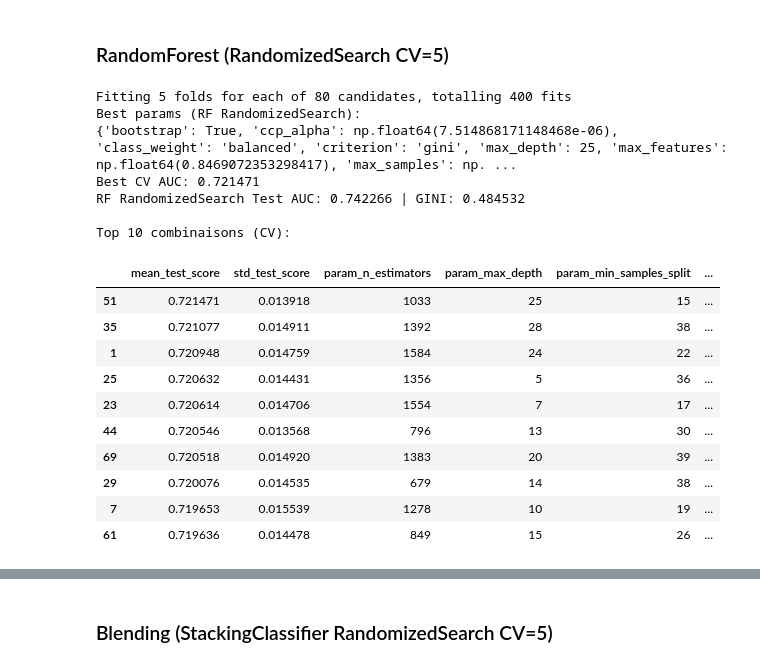
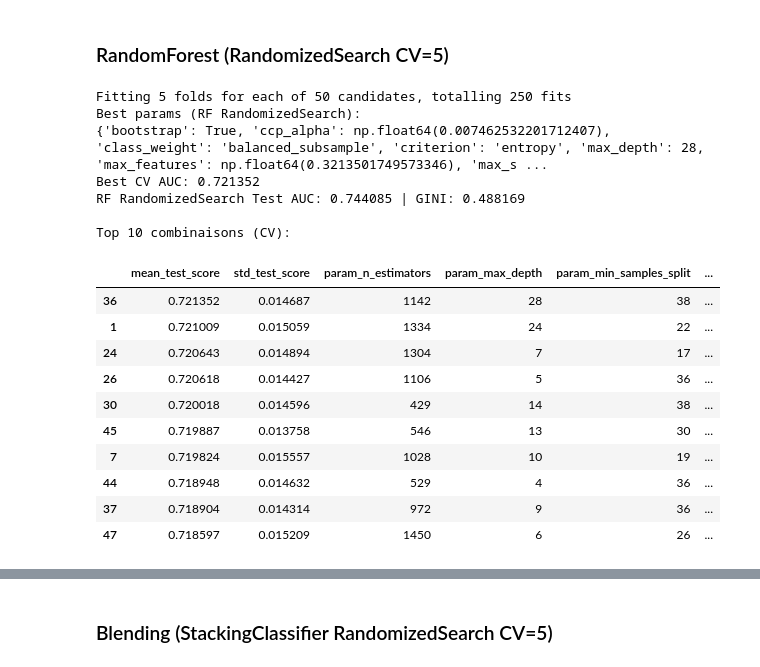
Before and after one commit to warper24/score-octroi, a Jupyter notebook: notebooks/modelling.ipynb, the cells around one changed output, grey strips where cells are left out. Saved outputs shown, nothing was run; the diff lists cells and outputs as text; code cells hidden in the pictures.

```diff
--- a/notebooks/modelling.ipynb
+++ b/notebooks/modelling.ipynb
@@ -388,11 +319,8 @@ rf_params = dict(
 # %%
 # Permutation Feature Importance (RF, CV=3) sur df_OHE avec métrique AUC (roc_auc)
 TARGET_COL = "BP"
-
-
 y = df_OHE[TARGET_COL]
 X = df_OHE.drop(columns=[TARGET_COL])
-
 cv = StratifiedKFold(n_splits=3, shuffle=True, random_state=42)
 
 rf_params = dict(
@@ -432,8 +360,8 @@ for fold, (tr, va) in enumerate(cv.split(X, y), start=1):
 
     pfi = permutation_importance(
         model,
-        X_va,
-        y_va,
+        X_tr,
+        y_tr,
         n_repeats=40,
         scoring="roc_auc",
         random_state=42,
@@ -932,13 +610,13 @@ Shape train: (12584, 23) | test: (5394, 23)
 Répartition classe train: {1: 0.963, 0: 0.037}
 Répartition classe test : {1: 0.963, 0: 0.037}
 # %%
-# Benchmark RF (hyperparams simples et fixes)
+# RF Baseline Model (hyperparams simples et fixes)
 rf_benchmark = RandomForestClassifier(
-    n_estimators=50,
-    max_depth=3,
+    n_estimators=200,
+    max_depth=6,
     min_samples_split=5,
-    min_samples_leaf=2,
-    max_features=0.7,
+    min_samples_leaf=3,
+    max_features=0.8,
     random_state=42,
     n_jobs=-1
 )
@@ -1349,15 +849,12 @@ param_dist_rf = {
 # %%
-# RandomizedSearchCV sur RandomForestClassifier (~80 itérations) optimisant l'AUC (=> Gini)
-
-# Distributions d'hyperparamètres (pensées pour couvrir large sans être extrêmes)
 param_dist_rf_rs = {
-    "n_estimators": randint(400, 1601),             # 400 - 1600 arbres
-    "max_depth": randint(3, 31),                    # profondeur modérée à large (None sera remplacé si besoin)
-    "min_samples_split": randint(2, 41),            # contrôle complexité (liée à min_samples_leaf)
+    "n_estimators": randint(150, 1601),
+    "max_depth": randint(3, 31),
+    "min_samples_split": randint(2, 41),
     "min_samples_leaf": randint(1, 21),
-    "max_features": uniform(0.3, 0.7),              # 0.3 -> 1.0 (meilleur que listes fixes pour explorer)
+    "max_features": uniform(0.3, 0.7),
     "bootstrap": [True],
-    "max_samples": uniform(0.6, 0.4),               # 0.6 -> 1.0 (si bootstrap)
+    "max_samples": uniform(0.6, 0.4),
     "class_weight": ["balanced", "balanced_subsample"],
     "criterion": ["gini", "entropy", "log_loss"],
     "min_impurity_decrease": loguniform(1e-9, 1e-2),
@@ -1370,9 +867,9 @@ rf_rs = RandomizedSearchCV(
         random_state=42
     ),
     param_distributions=param_dist_rf_rs,
-    n_iter=80,
+    n_iter=50,
     scoring="roc_auc",
-    cv=cv5,                 # déjà défini plus haut (StratifiedKFold)
+    cv=cv5,
     random_state=42,
     n_jobs=-1,
     verbose=1,
@@ -1386,46 +883,44 @@ print(rf_rs.best_params_)
 print(f"Best CV AUC: {rf_rs.best_score_:.6f}")
 
 rf_best_rs = rf_rs.best_estimator_
 
 auc_rf_rs_test = roc_auc_score(y_test, rf_best_rs.predict_proba(X_test)[:, 1])
 gini_rf_rs_test = gini_from_auc(auc_rf_rs_test)
 print(f"RF RandomizedSearch Test AUC: {auc_rf_rs_test:.6f} | GINI: {gini_rf_rs_test:.6f}")
 
-# Ajout / mise à jour benchmark
 if 'benchmark_results' in globals():
     benchmark_results = pd.concat([
         benchmark_results,
         pd.DataFrame([{'model': 'RF_RS', 'auc_test': auc_rf_rs_test, 'gini_test': gini_rf_rs_test}])
     ], ignore_index=True)
 else:
     benchmark_results = pd.DataFrame([{'model': 'RF_RS', 'auc_test': auc_rf_rs_test, 'gini_test': gini_rf_rs_test}])
 
-# (Optionnel) aperçu ordonné des meilleurs essais
 cv_results_df = (pd.DataFrame(rf_rs.cv_results_)
                  .sort_values("mean_test_score", ascending=False)
                  .head(10)
                  .loc[:, ["mean_test_score", "std_test_score", "param_n_estimators",
                           "param_max_depth", "param_min_samples_split",
                           "param_min_samples_leaf", "param_max_features",
                           "param_criterion"]])
 print("\nTop 10 combinaisons (CV):")
 display(cv_results_df)
 # %% [output]
-Fitting 5 folds for each of 80 candidates, totalling 400 fits
+Fitting 5 folds for each of 50 candidates, totalling 250 fits
 Best params (RF RandomizedSearch):
-{'bootstrap': True, 'ccp_alpha': np.float64(7.514868171148468e-06), 'class_weight': 'balanced', 'criterion': 'gini', 'max_depth': 25, 'max_features': np.float64(0.8469072353298417), 'max_samples': np. ...
-Best CV AUC: 0.721471
-RF RandomizedSearch Test AUC: 0.742266 | GINI: 0.484532
+{'bootstrap': True, 'ccp_alpha': np.float64(0.007462532201712407), 'class_weight': 'balanced_subsample', 'criterion': 'entropy', 'max_depth': 28, 'max_features': np.float64(0.3213501749573346), 'max_s ...
+Best CV AUC: 0.721352
+RF RandomizedSearch Test AUC: 0.744085 | GINI: 0.488169
 
 Top 10 combinaisons (CV):
 |  | mean_test_score | std_test_score | param_n_estimators | param_max_depth | param_min_samples_split | ... |
-| 51 | 0.721471 | 0.013918 | 1033 | 25 | 15 | ... |
-| 35 | 0.721077 | 0.014911 | 1392 | 28 | 38 | ... |
-| 1 | 0.720948 | 0.014759 | 1584 | 24 | 22 | ... |
-| 25 | 0.720632 | 0.014431 | 1356 | 5 | 36 | ... |
-| 23 | 0.720614 | 0.014706 | 1554 | 7 | 17 | ... |
-| 44 | 0.720546 | 0.013568 | 796 | 13 | 30 | ... |
-| 69 | 0.720518 | 0.014920 | 1383 | 20 | 39 | ... |
-| 29 | 0.720076 | 0.014535 | 679 | 14 | 38 | ... |
-| 7 | 0.719653 | 0.015539 | 1278 | 10 | 19 | ... |
-| 61 | 0.719636 | 0.014478 | 849 | 15 | 26 | ... |
+| 36 | 0.721352 | 0.014687 | 1142 | 28 | 38 | ... |
+| 1 | 0.721009 | 0.015059 | 1334 | 24 | 22 | ... |
+| 24 | 0.720643 | 0.014894 | 1304 | 7 | 17 | ... |
+| 26 | 0.720618 | 0.014427 | 1106 | 5 | 36 | ... |
+| 30 | 0.720018 | 0.014596 | 429 | 14 | 38 | ... |
+| 45 | 0.719887 | 0.013758 | 546 | 13 | 30 | ... |
+| 7 | 0.719824 | 0.015557 | 1028 | 10 | 19 | ... |
+| 44 | 0.718948 | 0.014632 | 529 | 4 | 36 | ... |
+| 37 | 0.718904 | 0.014314 | 972 | 9 | 36 | ... |
+| 47 | 0.718597 | 0.015209 | 1450 | 6 | 26 | ... |
```
Also changed, not shown: parts of 49 cells of this notebook, 12 other files.
